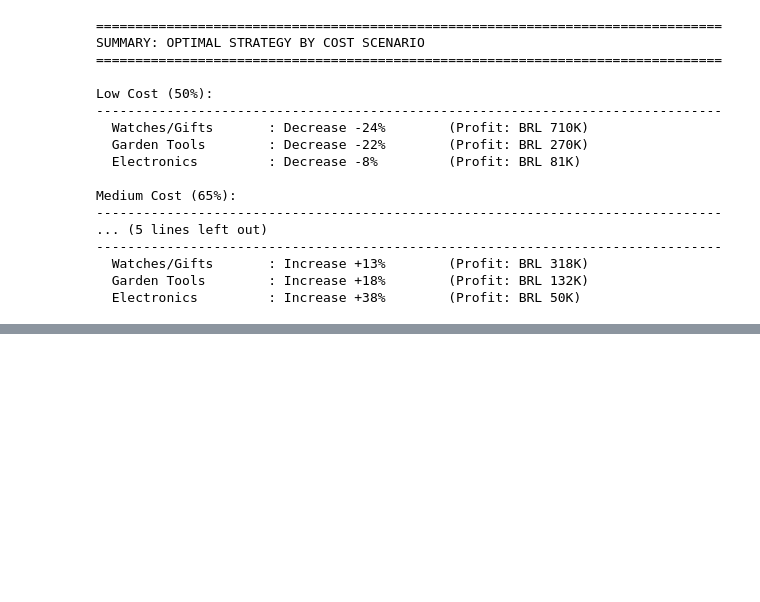
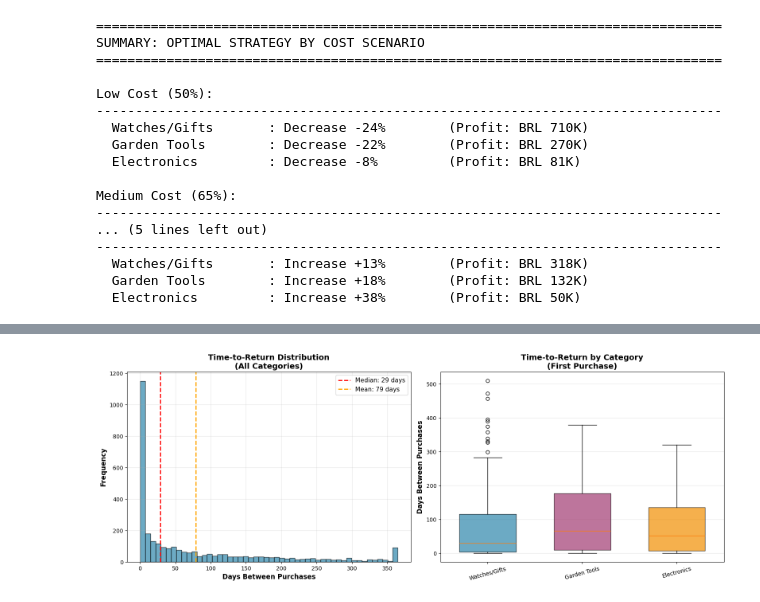
Before and after one commit to DineshPoddaturi/ecommerce-pricing-transformation, a Jupyter notebook: notebooks/04_optimization_scenario_simulation.ipynb, the cells around one changed output, grey strips where cells are left out. Cells and saved outputs as stored; diff of their text form; code cells hidden in the pictures; blank space fills up the shorter version.

```diff
--- a/notebooks/04_optimization_scenario_simulation.ipynb
+++ b/notebooks/04_optimization_scenario_simulation.ipynb
@@ -1028,0 +1413,18 @@ Medium Cost (65%):
+# %%
+# Time to return analysis
+
+# Overall distribution
+print(f" Time Between Purchases:")
+print(f"   Mean: {transitions_df['days_between'].mean():.1f} days")
+print(f"   Median: {transitions_df['days_between'].median():.1f} days")
+print(f"   25th percentile: {transitions_df['days_between'].quantile(0.25):.1f} days")
+print(f"   75th percentile: {transitions_df['days_between'].quantile(0.75):.1f} days")
+
+# By first category (focus categories)
+print(f"\n Time-to-Return by First Purchase Category:")
+print("-" * 80)
+
+for cat_key, cat_name in category_names.items():
+    cat_trans = transitions_df[transitions_df['from_category'] == cat_key]
+    if len(cat_trans) > 0:
+        print(f"   {cat_name:20s}: {cat_trans['days_between'].mean():6.1f} days (median: {cat_trans['days_between'].median():.1f})")
@@ -1028,0 +1485,52 @@ Medium Cost (65%):
+# %%
+# Visualizations:
+# TIme to return distribution
+fig, (ax1, ax2) = plt.subplots(1, 2, figsize=(16, 6))
+
+# Overall distribution (capped at 365 days for clarity)
+days_capped = transitions_df['days_between'].clip(upper=365)
+ax1.hist(days_capped, bins=50, color='#2E86AB', alpha=0.7, edgecolor='black')
+ax1.axvline(transitions_df['days_between'].median(), color='red', linestyle='--',
+            linewidth=2, label=f"Median: {transitions_df['days_between'].median():.0f} days")
+ax1.axvline(transitions_df['days_between'].mean(), color='orange', linestyle='--',
+            linewidth=2, label=f"Mean: {transitions_df['days_between'].mean():.0f} days")
+ax1.set_xlabel('Days Between Purchases', fontsize=12, fontweight='bold')
+ax1.set_ylabel('Frequency', fontsize=12, fontweight='bold')
+ax1.set_title('Time-to-Return Distribution\n(All Categories)', fontsize=14, fontweight='bold')
+ax1.legend(fontsize=11)
+ax1.grid(alpha=0.3)
+
+# By focus category
+focus_cat_data = []
+for cat_key, cat_name in category_names.items():
+    cat_trans = transitions_df[transitions_df['from_category'] == cat_key]
+    if len(cat_trans) > 0:
+        focus_cat_data.append({
+            'category': cat_name,
+            'days': cat_trans['days_between'].values
+        })
+
+if focus_cat_data:
+    positions = range(len(focus_cat_data))
+    bp = ax2.boxplot([d['days'] for d in focus_cat_data],
+                      positions=positions,
+                      labels=[d['category'] for d in focus_cat_data],
+                      patch_artist=True,
+                      widths=0.6)
+
+    colors = ['#2E86AB', '#A23B72', '#F18F01']
+    for patch, color in zip(bp['boxes'], colors):
+        patch.set_facecolor(color)
+        patch.set_alpha(0.7)
+
+    ax2.set_ylabel('Days Between Purchases', fontsize=12, fontweight='bold')
+    ax2.set_title('Time-to-Return by Category\n(First Purchase)', fontsize=14, fontweight='bold')
+    ax2.grid(axis='y', alpha=0.3)
+    ax2.tick_params(axis='x', rotation=15)
+
+plt.tight_layout()
+plt.savefig('../outputs/images/time_to_return_analysis.png', dpi=300, bbox_inches='tight')
+plt.show()
+plt.close()
+# %% [output]
+[figure, added]
```
Also changed, not shown: parts of 12 cells of this notebook.
